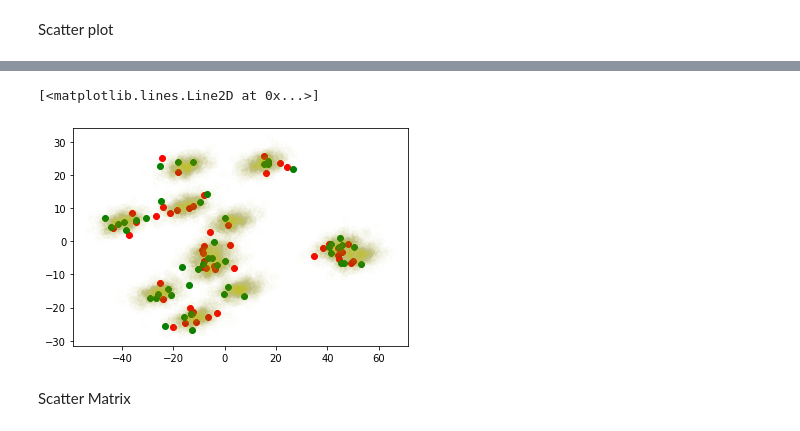
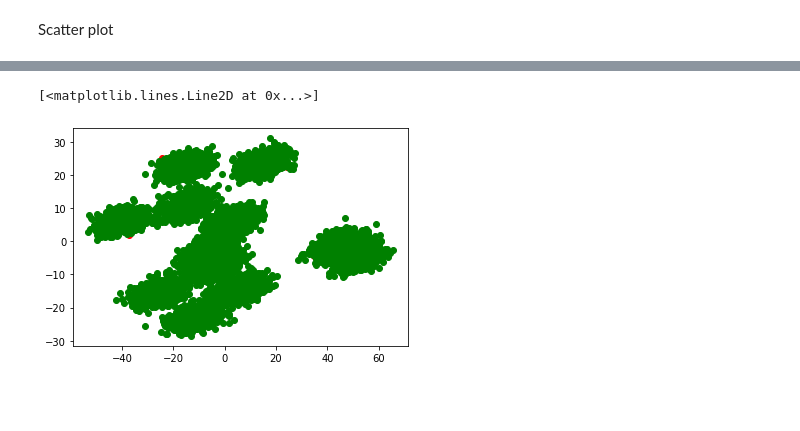
Before and after one commit to PhinyadaPhen/Multivariate, a Jupyter notebook: Multivariate_Exam.ipynb, the cells around one changed output, grey strips where cells are left out. Saved outputs shown, nothing was run; the diff lists cells and outputs as text; code cells hidden in the pictures; blank space fills up the shorter version.

```diff
--- a/Multivariate_Exam.ipynb
+++ b/Multivariate_Exam.ipynb
@@ -115,4 +183,6 @@ from sklearn.decomposition import PCA
 
 pca = PCA(n_components = 2)
 
-new_pcadata = pca.fit_transform(Data)
+new_pca = pca.fit_transform(Data)
+
+from matplotlib import pyplot as plt
@@ -129,9 +199,6 @@ array([[-24.98774261, -12.5470899 ],
 # %%
-plt.plot(new_pcadata[:50,0],new_pcadata[:50,1],'or',alpha=1)
-plt.plot(new_pcadata[50:100,0],new_pcadata[50:100,1],'og',alpha=1)
-plt.plot(new_pcadata[100:,0],new_pcadata[100:,1],'oy',alpha=0.01)
+plt.plot(new_pca[:50,0],new_pca[:50,1],'or')
+plt.plot(new_pca[50:,0],new_pca[50:,1],'og')
 # %% [output]
 [<matplotlib.lines.Line2D at 0x...>]
-[figure, old version]
+[figure, new version]
-# %% [markdown]
-Scatter Matrix
```
Also changed, not shown: parts of 33 cells of this notebook.
